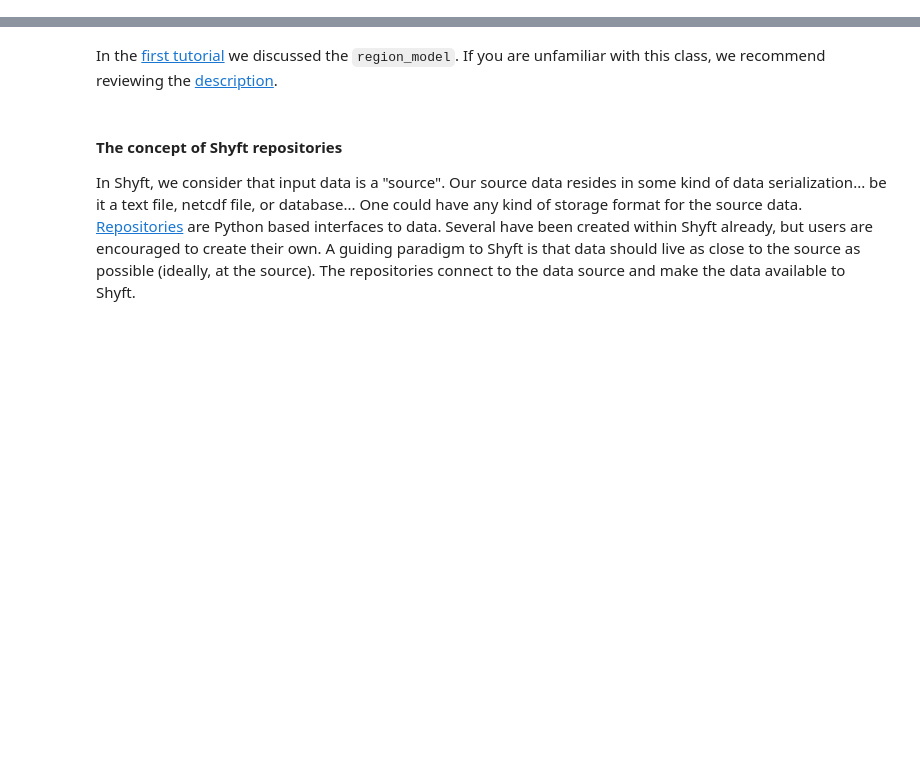
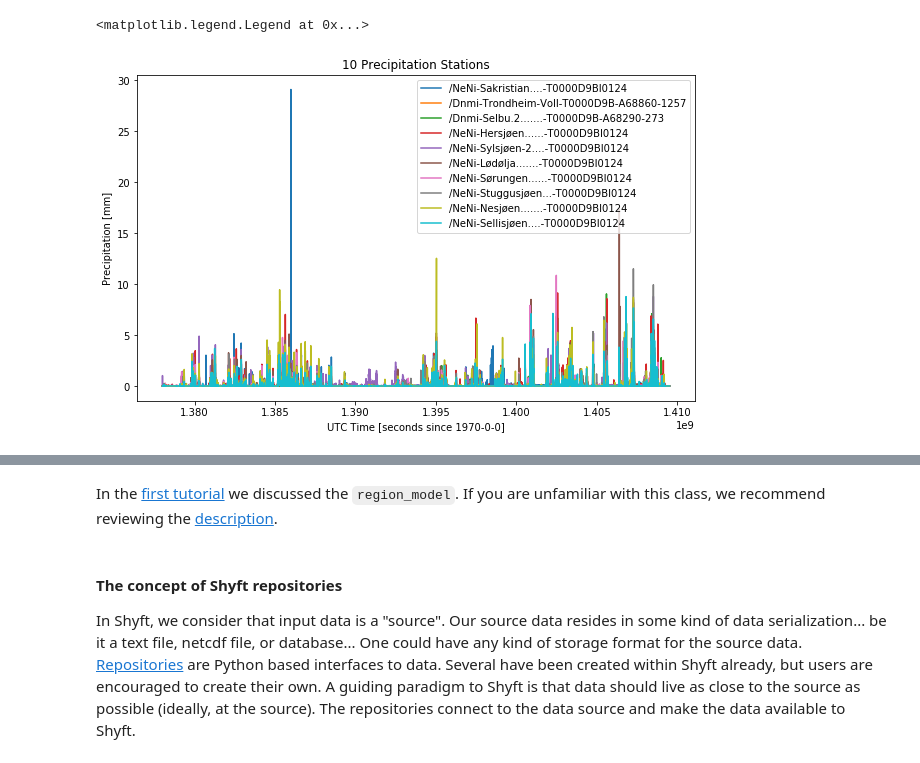
Before and after one commit to annefou/shyft-doc, a Jupyter notebook: notebooks/nea-example/advanced_simulation.ipynb, the cells around one changed output, grey strips where cells are left out. Cells and saved outputs as stored; diff of their text form; code cells hidden in the pictures; blank space fills up the shorter version.

```diff
--- a/notebooks/nea-example/advanced_simulation.ipynb
+++ b/notebooks/nea-example/advanced_simulation.ipynb
@@ -75,0 +93,8 @@ simulator = ConfigSimulator(cfg)
+# %%
+
+# now let's read the 'precipitation.nc' file into our workspace using a netCDF4 Dataset
+data_directory = os.path.join(os.environ['SHYFTDATA'], 'netcdf/orchestration-testdata/')
+precipitation = Dataset(os.path.join(data_directory, 'precipitation.nc'))
+
+# explore the prec object to see what variables it contains.
+print(precipitation)
@@ -75,0 +125,11 @@ simulator = ConfigSimulator(cfg)
+# %%
+# prec contains all the precipitation forcing data we'll use:
+x = precipitation.variables['x']
+y = precipitation.variables['y']
+z = precipitation.variables['z']
+crs = precipitation.variables['crs']
+time = precipitation.variables['time']
+prec = precipitation.variables['precipitation']
+names = precipitation.variables['series_name']
+print(prec)
+print(time)
@@ -75,0 +197,15 @@ simulator = ConfigSimulator(cfg)
+# %%
+fig = plt.figure(figsize=(10, 6))
+
+for i, name in enumerate(names):
+    y = prec[:,i]
+    plt.plot(time, y, label=name)
+
+
+plt.title('10 Precipitation Stations')
+plt.ylabel('Precipitation [mm]')
+plt.xlabel('UTC Time [seconds since 1970-0-0]')
+plt.legend()
+# %% [output]
+<matplotlib.legend.Legend at 0x...>
+[figure, added]
```
Also changed, not shown: parts of 24 cells of this notebook, 10 other files.
